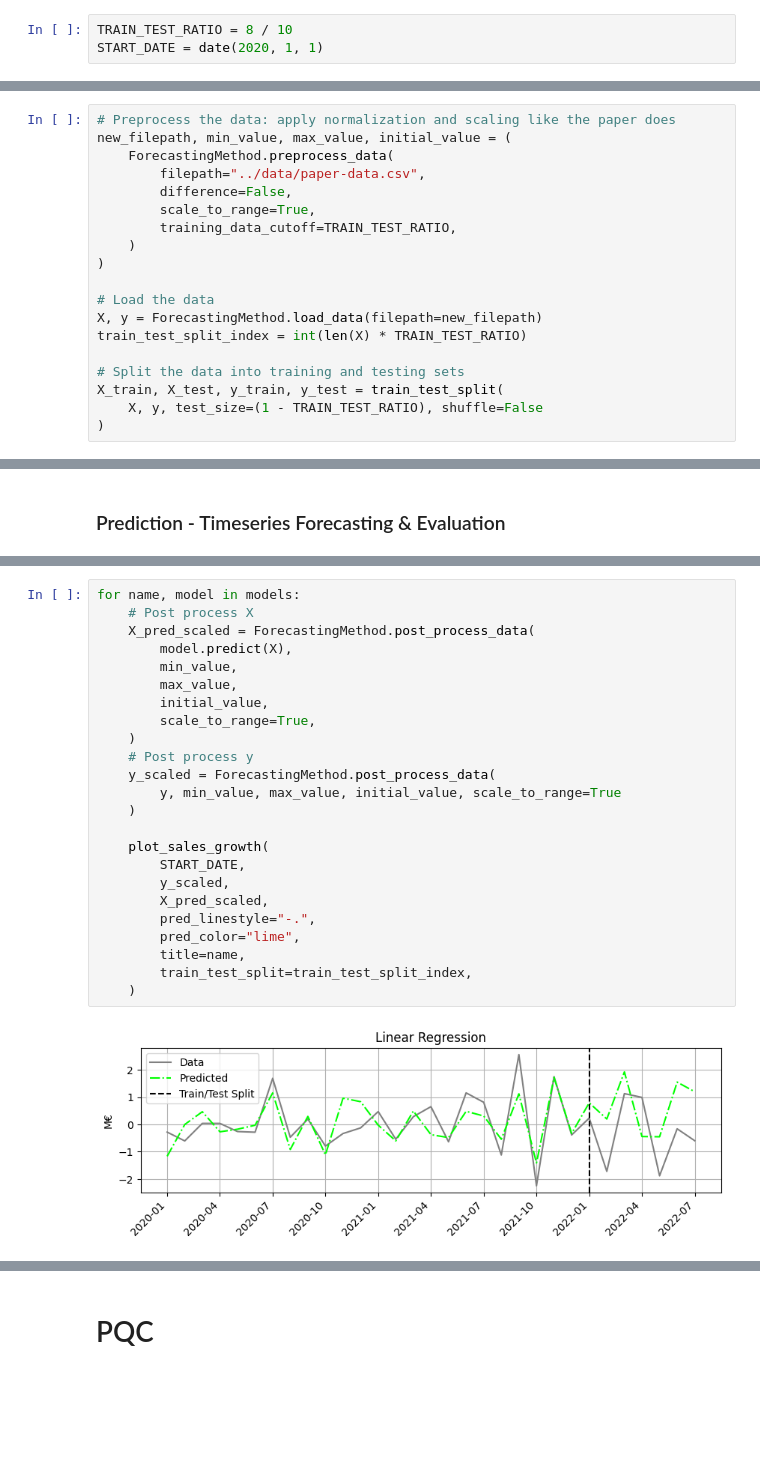
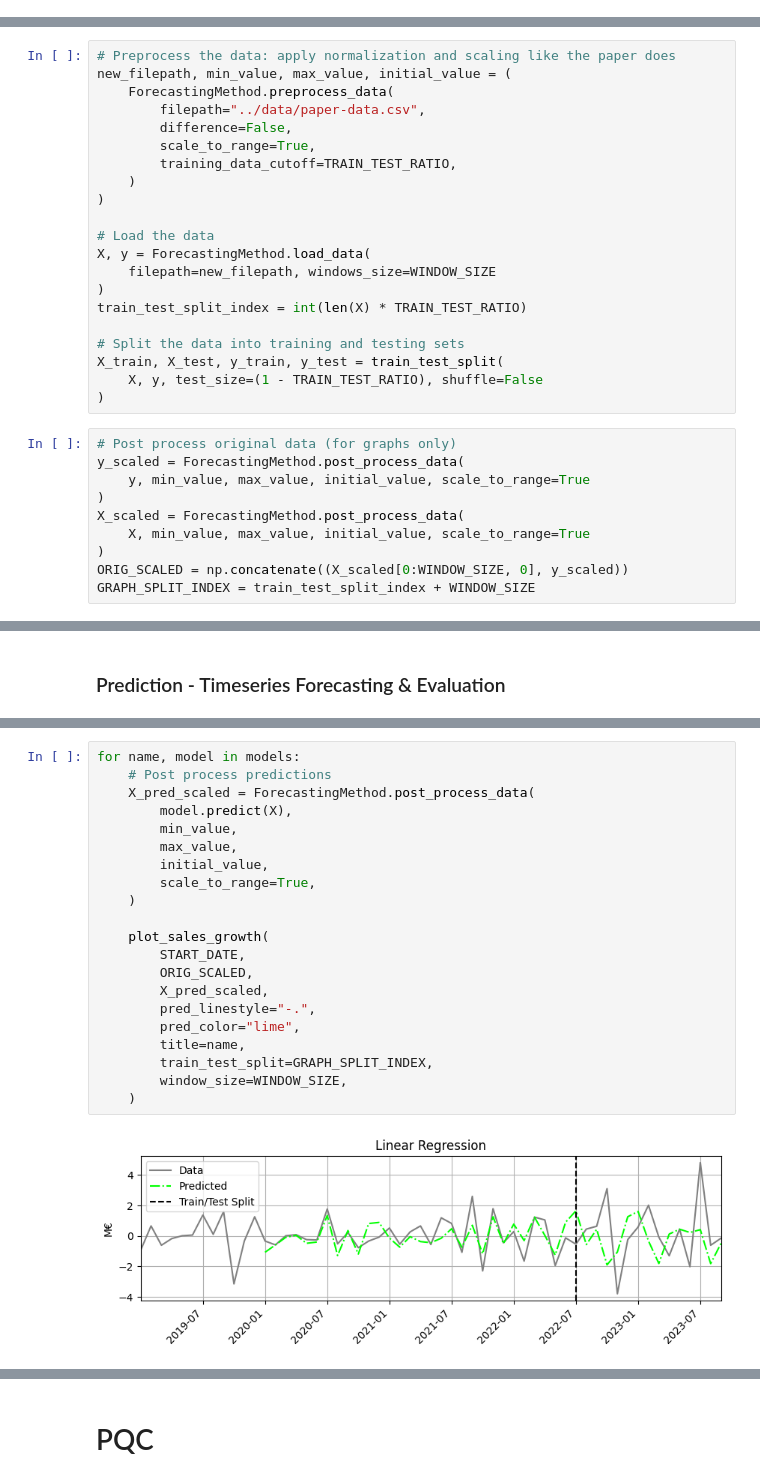
Before and after one commit to ElioDiNino/CPEN400Q-Project, a Jupyter notebook: src/demo.ipynb, the cells around one changed output, grey strips where cells are left out. Drawn from its saved outputs; the diff is of its cells as text; blank space fills up the shorter version.

Commit message:
feat(demo): reduce duplication, use constants, new graphs

```diff
--- a/src/demo.ipynb
+++ b/src/demo.ipynb
@@ -13,6 +18,3 @@ import numpy as np
-# %%
-TRAIN_TEST_RATIO = 8 / 10
-START_DATE = date(2020, 1, 1)
 # %% [markdown]
 ### Training & Test Data Preparation
 # %%
@@ -27,12 +29,24 @@ new_filepath, min_value, max_value, initial_value = (
 )
 
 # Load the data
-X, y = ForecastingMethod.load_data(filepath=new_filepath)
+X, y = ForecastingMethod.load_data(
+    filepath=new_filepath, windows_size=WINDOW_SIZE
+)
 train_test_split_index = int(len(X) * TRAIN_TEST_RATIO)
 
 # Split the data into training and testing sets
 X_train, X_test, y_train, y_test = train_test_split(
     X, y, test_size=(1 - TRAIN_TEST_RATIO), shuffle=False
 )
+# %%
+# Post process original data (for graphs only)
+y_scaled = ForecastingMethod.post_process_data(
+    y, min_value, max_value, initial_value, scale_to_range=True
+)
+X_scaled = ForecastingMethod.post_process_data(
+    X, min_value, max_value, initial_value, scale_to_range=True
+)
+ORIG_SCALED = np.concatenate((X_scaled[0:WINDOW_SIZE, 0], y_scaled))
+GRAPH_SPLIT_INDEX = train_test_split_index + WINDOW_SIZE
 # %% [markdown]
 # Linear Regression
@@ -124,26 +137,23 @@ Best Alpha: 2
 # %%
 for name, model in models:
-    # Post process X
+    # Post process predictions
     X_pred_scaled = ForecastingMethod.post_process_data(
         model.predict(X),
         min_value,
         max_value,
         initial_value,
         scale_to_range=True,
     )
-    # Post process y
-    y_scaled = ForecastingMethod.post_process_data(
-        y, min_value, max_value, initial_value, scale_to_range=True
-    )
 
     plot_sales_growth(
         START_DATE,
-        y_scaled,
+        ORIG_SCALED,
         X_pred_scaled,
         pred_linestyle="-.",
         pred_color="lime",
         title=name,
-        train_test_split=train_test_split_index,
+        train_test_split=GRAPH_SPLIT_INDEX,
+        window_size=WINDOW_SIZE,
     )
 # %% [output]
-[figure, old version]
+[figure, new version]
```
Also changed, not shown: parts of 16 cells of this notebook.
